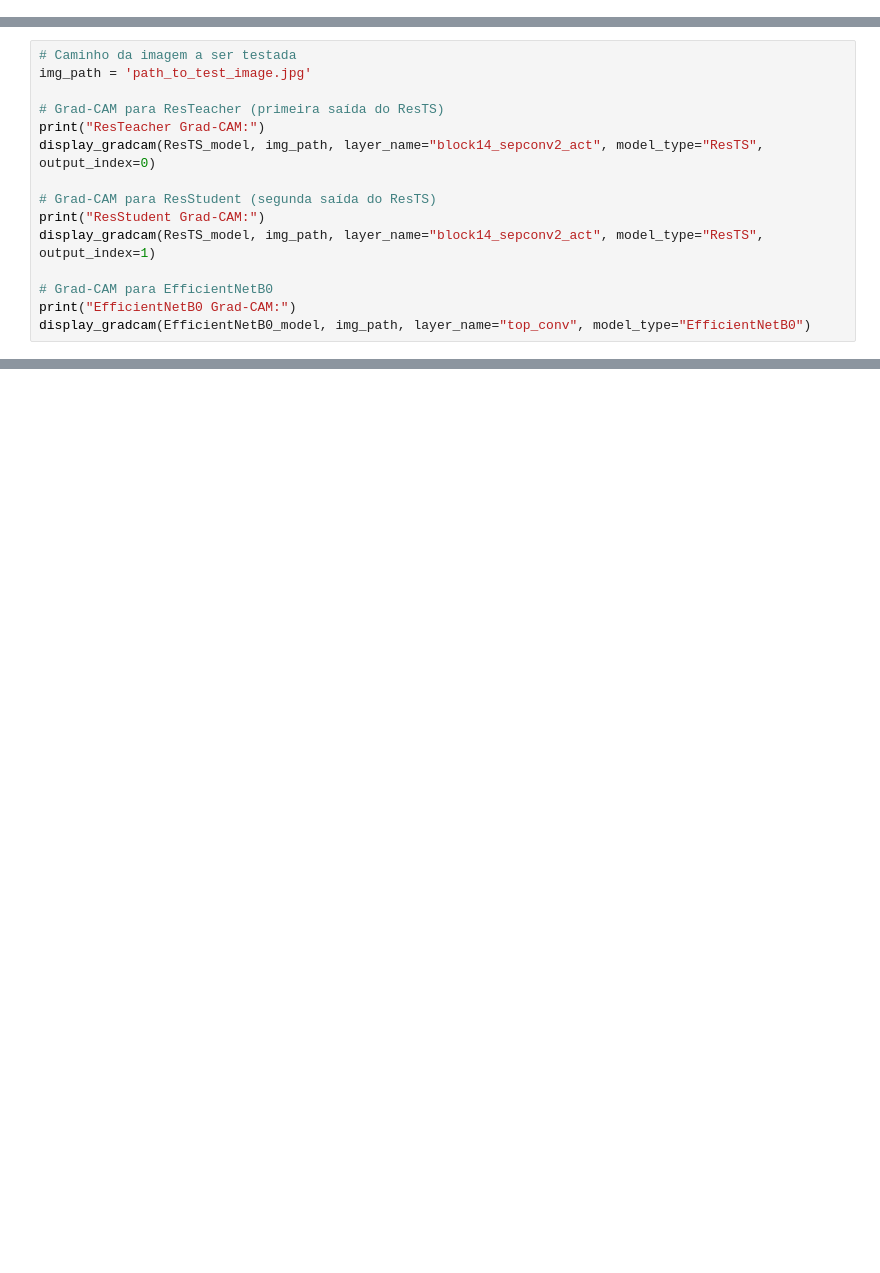
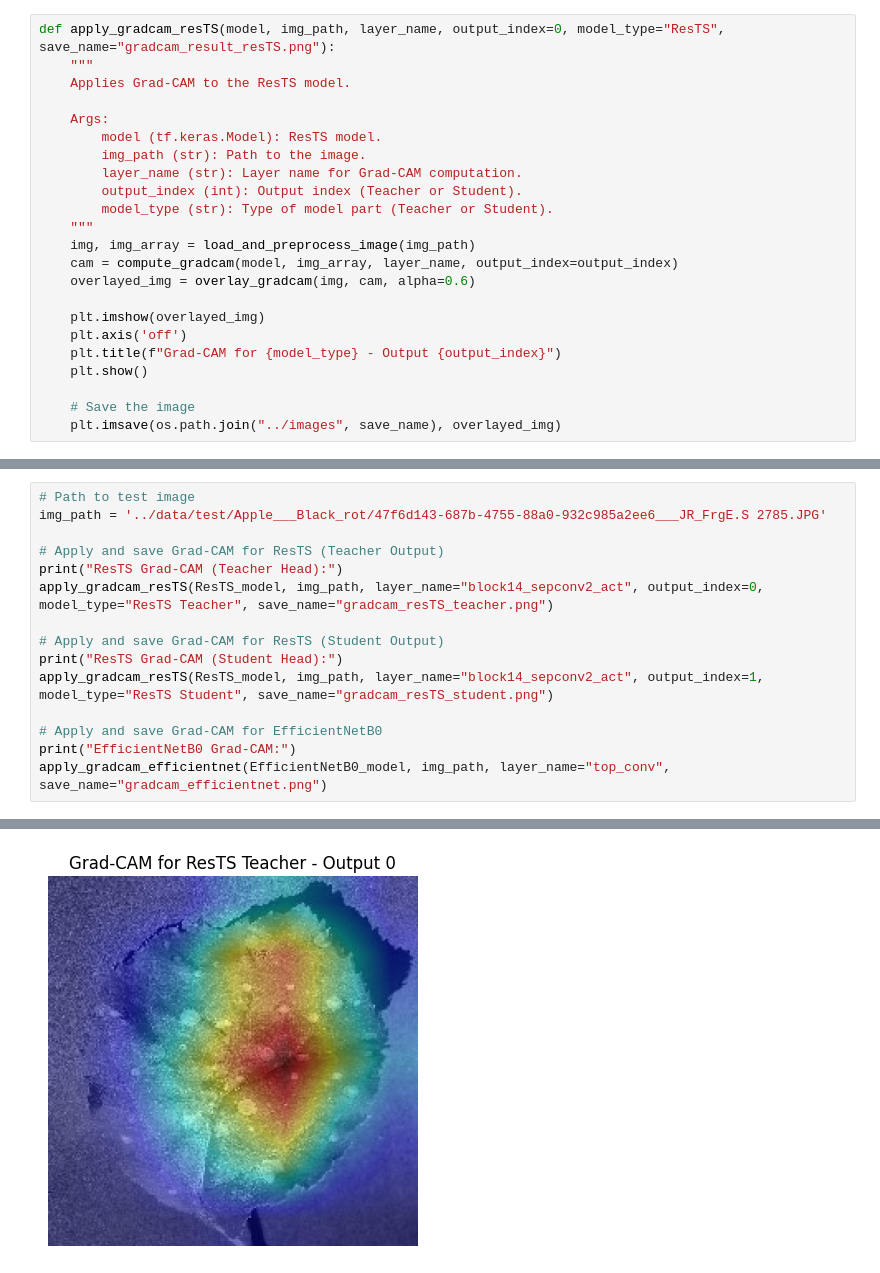
Before and after one commit to luigi-lago/Interpretable-Deep-Learning-for-Plant-Disease-Detection, a Jupyter notebook: notebooks/Grad_cam.ipynb, the cells around one changed output, grey strips where cells are left out. Cells and saved outputs as stored; diff of their text form; blank space fills up the shorter version.

Commit message:
Experimento Grad Cam finalizado

```diff
--- a/notebooks/Grad_cam.ipynb
+++ b/notebooks/Grad_cam.ipynb
@@ -71,0 +92,23 @@ def display_gradcam(model, img_path, layer_name, model_type="ResTS", output_inde
+# %%
+def apply_gradcam_resTS(model, img_path, layer_name, output_index=0, model_type="ResTS", save_name="gradcam_result_resTS.png"):
+    """
+    Applies Grad-CAM to the ResTS model.
+
+    Args:
+        model (tf.keras.Model): ResTS model.
+        img_path (str): Path to the image.
+        layer_name (str): Layer name for Grad-CAM computation.
+        output_index (int): Output index (Teacher or Student).
+        model_type (str): Type of model part (Teacher or Student).
+    """
+    img, img_array = load_and_preprocess_image(img_path)
+    cam = compute_gradcam(model, img_array, layer_name, output_index=output_index)
+    overlayed_img = overlay_gradcam(img, cam, alpha=0.6)
+
+    plt.imshow(overlayed_img)
+    plt.axis('off')
+    plt.title(f"Grad-CAM for {model_type} - Output {output_index}")
+    plt.show()
+
+    # Save the image
+    plt.imsave(os.path.join("../images", save_name), overlayed_img)
@@ -72,15 +153,16 @@ def display_gradcam(model, img_path, layer_name, model_type="ResTS", output_inde
 # %%
-# Caminho da imagem a ser testada
-img_path = 'path_to_test_image.jpg'
+# Path to test image
+img_path = '../data/test/Apple___Black_rot/47f6d143-687b-4755-88a0-932c985a2ee6___JR_FrgE.S 2785.JPG'
 
-# Grad-CAM para ResTeacher (primeira saída do ResTS)
-print("ResTeacher Grad-CAM:")
-display_gradcam(ResTS_model, img_path, layer_name="block14_sepconv2_act", model_type="ResTS", output_index=0)
+# Apply and save Grad-CAM for ResTS (Teacher Output)
+print("ResTS Grad-CAM (Teacher Head):")
+apply_gradcam_resTS(ResTS_model, img_path, layer_name="block14_sepconv2_act", output_index=0, model_type="ResTS Teacher", save_name="gradcam_resTS_teacher.png")
 
-# Grad-CAM para ResStudent (segunda saída do ResTS)
-print("ResStudent Grad-CAM:")
-display_gradcam(ResTS_model, img_path, layer_name="block14_sepconv2_act", model_type="ResTS", output_index=1)
+# Apply and save Grad-CAM for ResTS (Student Output)
+print("ResTS Grad-CAM (Student Head):")
+apply_gradcam_resTS(ResTS_model, img_path, layer_name="block14_sepconv2_act", output_index=1, model_type="ResTS Student", save_name="gradcam_resTS_student.png")
 
-# Grad-CAM para EfficientNetB0
+# Apply and save Grad-CAM for EfficientNetB0
 print("EfficientNetB0 Grad-CAM:")
-display_gradcam(EfficientNetB0_model, img_path, layer_name="top_conv", model_type="EfficientNetB0")
+apply_gradcam_efficientnet(EfficientNetB0_model, img_path, layer_name="top_conv", save_name="gradcam_efficientnet.png")
+# %% [output]
@@ -86,0 +170 @@ display_gradcam(EfficientNetB0_model, img_path, layer_name="top_conv", model_typ
+[figure, added]
```
Also changed, not shown: parts of 14 cells of this notebook, 7 other files.
